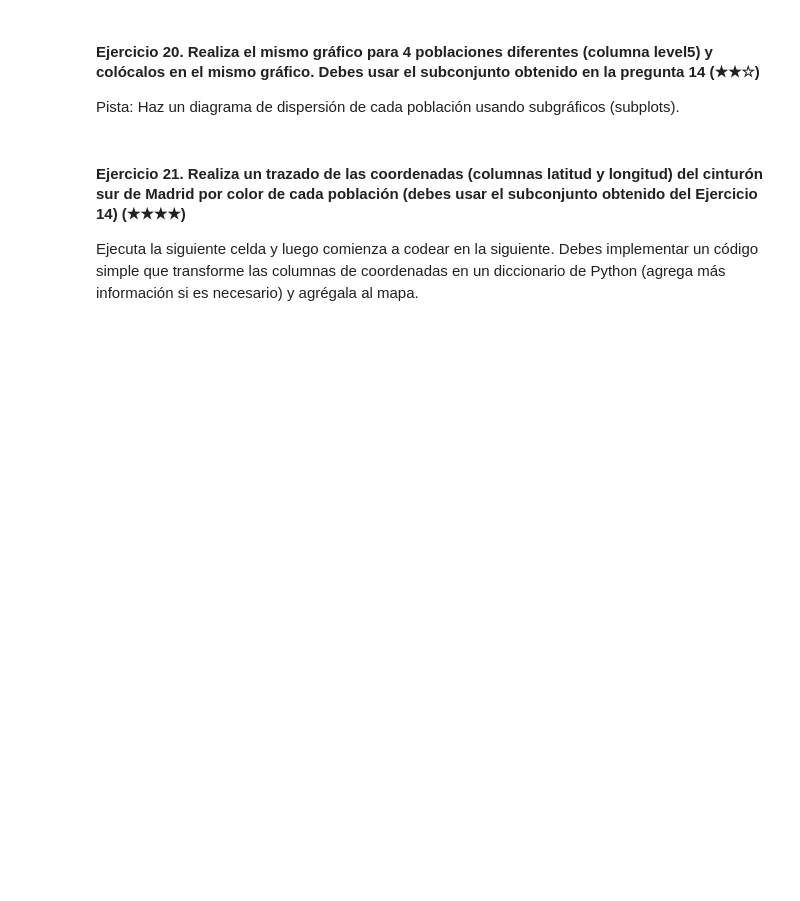
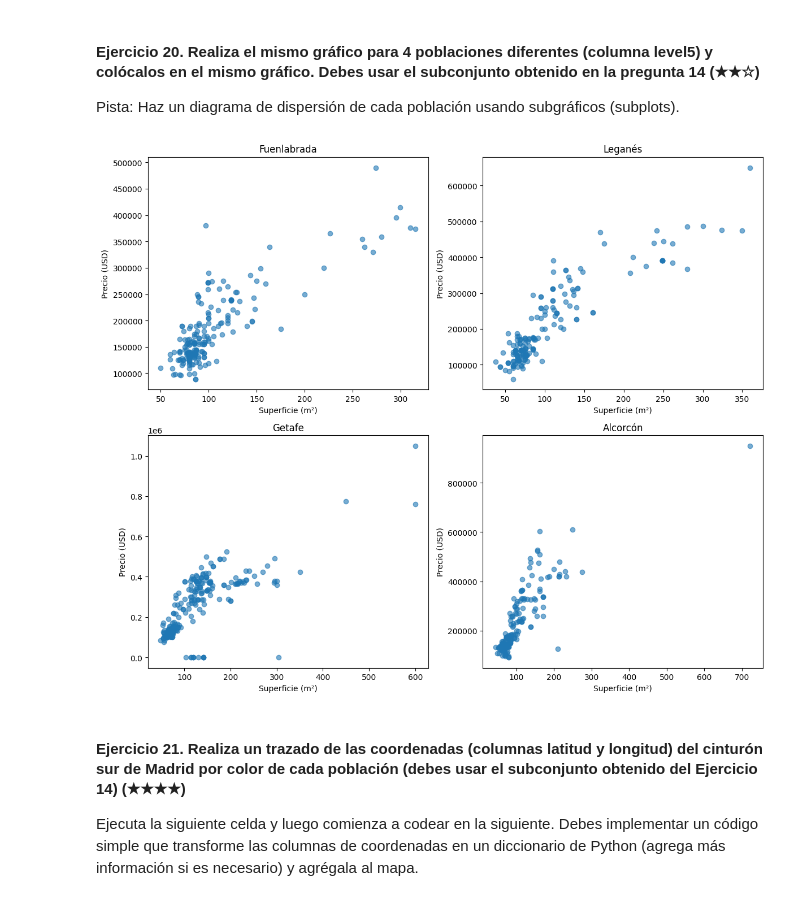
Before and after one commit to 4GeeksAcademy/Yajaidy_realestate-datacleanup-exercise, a Jupyter notebook: project.es.ipynb, the cells around one changed output. Saved outputs shown, nothing was run; the diff lists cells and outputs as text; code cells hidden in the pictures; blank space fills up the shorter version.

```diff
--- a/project.es.ipynb
+++ b/project.es.ipynb
@@ -477,3 +553,16 @@ Pista: Puedes ayudarte revisando la demostración multihist de Matplotlib.
 Pista: Crea una nueva columna llamada `pps` (price per square en inglés) y luego analiza los valores
 # %%
 # TODO
+
+'''Nueva columna'''
+
+sur_madrid['pps']= sur_madrid['price']/sur_madrid['surface']
+
+'''Filtrar municipios Getafe y Alcorcón'''
+municipios= ['Getafe','Alcorcón']
+sur_madrid_getafe_alcoron= sur_madrid[sur_madrid['level5'].isin(municipios)]
+
+print(sur_madrid_getafe_alcoron.groupby('level5')['pps'].mean())
+
+
+print('hice un promedio por municipio donde se observa que el municipio con mayor costo por m2 es Alcorcón')
@@ -482,6 +581,24 @@ Pista: Crea una nueva columna llamada `pps` (price per square en inglés) y lueg
 Pista: Haz un diagrama de dispersión de cada población usando subgráficos (subplots).
 # %%
 # TODO
+import matplotlib.pyplot as plt
+
+lugares= ['Fuenlabrada', 'Leganés', 'Getafe', 'Alcorcón']
+fig, axes = plt.subplots(2, 2, figsize=(12, 10))
+axes = axes.flatten()
+
+# Dibujar scatter en cada subgráfico
+for i, poblacion in enumerate(lugares):
+    data = sur_madrid[sur_madrid['level5'] == poblacion]
+    axes[i].scatter(data['surface'], data['price'], alpha=0.6)
+    axes[i].set_title(poblacion)
+    axes[i].set_xlabel('Superficie (m²)')
+    axes[i].set_ylabel('Precio (USD)')
+
+plt.tight_layout()
+plt.show()
+# %% [output]
+[figure, added]
 # %% [markdown]
 #### Ejercicio 21. Realiza un trazado de las coordenadas (columnas latitud y longitud) del cinturón sur de Madrid por color de cada población (debes usar el subconjunto obtenido del Ejercicio 14) (★★★★)
 
```
Also changed, not shown: parts of 7 cells of this notebook.
